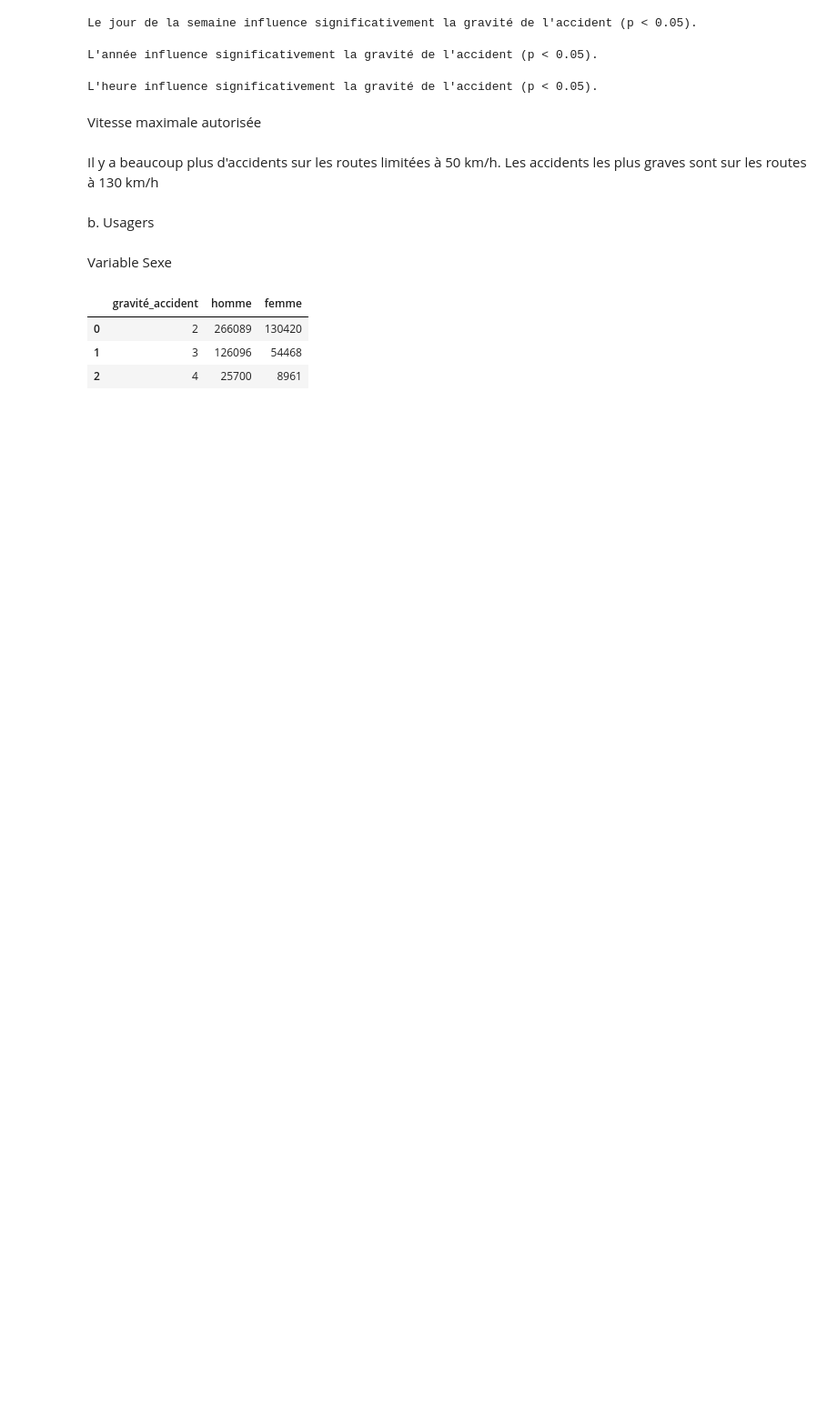
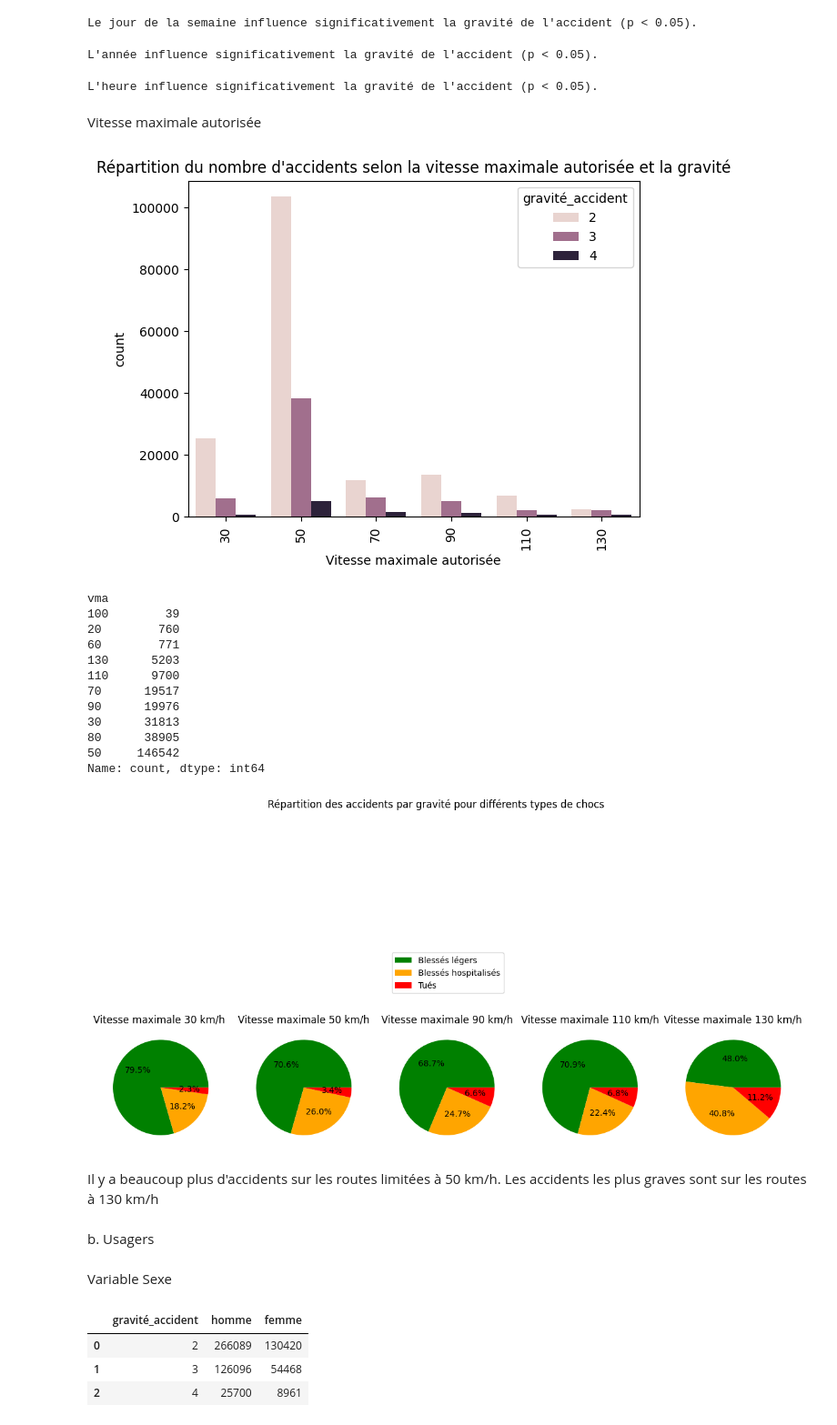
Before and after one commit to Projet-Accidents/Projet-Accidents, a Jupyter notebook: 3. Création_df_final_et_DataViz/Rapport1_code_graphiques.ipynb, the cells around one changed output. Shown at 91% size. Cells and saved outputs as stored; diff of their text form; code cells hidden in the pictures; blank space fills up the shorter version.

```diff
--- a/3. Création_df_final_et_DataViz/Rapport1_code_graphiques.ipynb
+++ b/3. Création_df_final_et_DataViz/Rapport1_code_graphiques.ipynb
@@ -1467,33 +1505,53 @@ sns.countplot(x = 'vma', hue = 'gravité_accident', data = df_filtered)
 plt.title("Répartition du nombre d'accidents selon la vitesse maximale autorisée et la gravité")
 plt.xticks(rotation = 90)
 plt.xlabel('Vitesse maximale autorisée')
 plt.show();
 
 # Repartition de la gravité de l'accident pour chaque vitesse maximale autorisée
 vitesse_30 = df_filtered[df_filtered['vma']==30].groupby('gravité_accident').size()
 vitesse_50 = df_filtered[df_filtered['vma']==50].groupby('gravité_accident').size()
 vitesse_70 = df_filtered[df_filtered['vma']==70].groupby('gravité_accident').size()
 vitesse_90 = df_filtered[df_filtered['vma']==90].groupby('gravité_accident').size()
 vitesse_110 = df_filtered[df_filtered['vma']==110].groupby('gravité_accident').size()
 vitesse_130 = df_filtered[df_filtered['vma']==130].groupby('gravité_accident').size()
 
 labels = ['Blessés légers', 'Blessés hospitalisés', 'Tués']
 fig,axs=plt.subplots(1,5,figsize=(15,10))
 
 axs[0].pie(vitesse_30,colors=["green","orange","red"],autopct="%1.1f%%")
 axs[0].set_title("Vitesse maximale 30 km/h ")
 axs[1].pie(vitesse_50,colors=["green","orange","red"],autopct="%1.1f%%")
 axs[1].set_title("Vitesse maximale 50 km/h")
 axs[2].pie(vitesse_90,colors=["green","orange","red"],autopct="%1.1f%%")
 axs[2].set_title("Vitesse maximale 90 km/h")
 axs[3].pie(vitesse_110,colors=["green","orange","red"],autopct="%1.1f%%")
 axs[3].set_title("Vitesse maximale 110 km/h")
 axs[4].pie(vitesse_130,colors=["green","orange","red"],autopct="%1.1f%%")
 axs[4].set_title("Vitesse maximale 130 km/h")
 
 
 fig.suptitle("Répartition des accidents par gravité pour différents types de chocs")
 fig.legend(labels, loc='center')
+
+
+# On décide de remplacer les vitesses mal renseignées par le mode de la vma
+print(df['vma'].value_counts(ascending = True))
+df['vma']=df['vma'].replace([-1,1,2,31,45,5,15,25,10,40,500,6,35,3,300,900,4,65,700,75,7,12,55,8,0,180,140,770,502,501,9,901,520,600,42,800,560,120,23], df['vma'].mode()[0])
+# %% [output]
+[figure, added]
+vma
+100        39
+20        760
+60        771
+130      5203
+110      9700
+70      19517
+90      19976
+30      31813
+80      38905
+50     146542
+Name: count, dtype: int64
+[figure, added]
 # %% [markdown]
 Il y a beaucoup plus d'accidents sur les routes limitées à 50 km/h. Les accidents les plus graves sont sur les routes à 130 km/h
 # %% [markdown]
```
Also changed, not shown: parts of 38 cells of this notebook.
